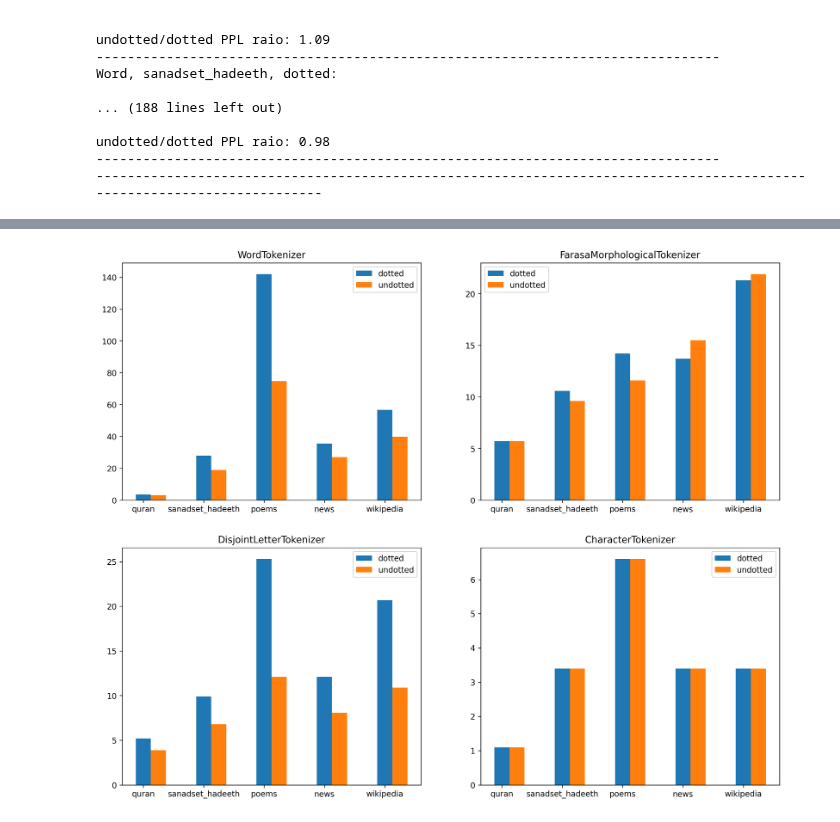
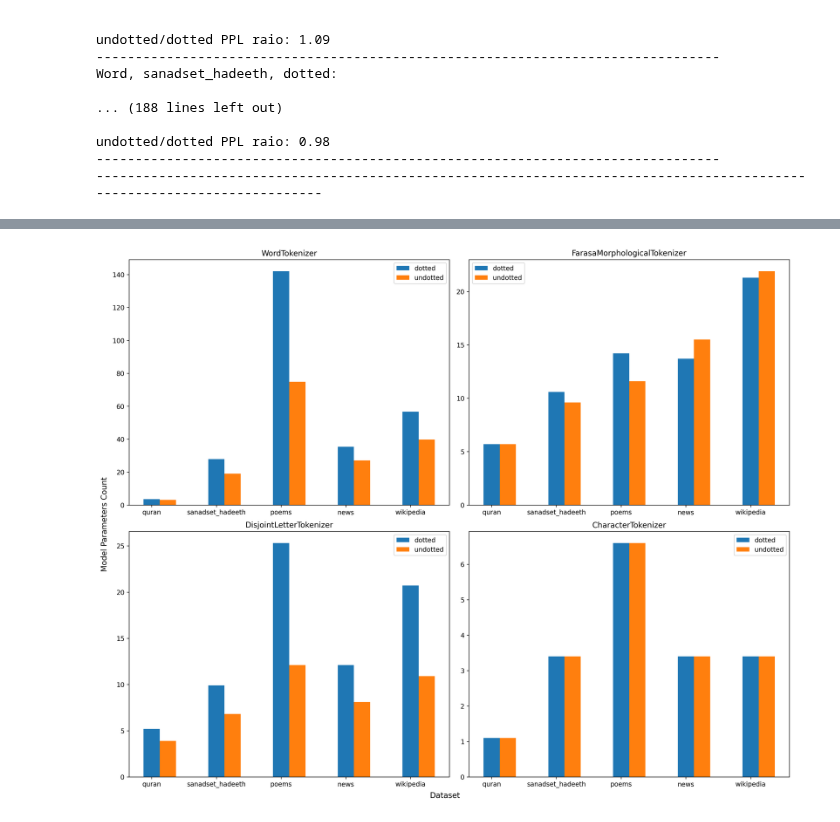
Before and after one commit to MagedSaeed/DotlessArabic, a Jupyter notebook: dotless_arabic/experiments/nlms/notebooks/nlms_results_plots.ipynb, the cells around one changed output, grey strips where cells are left out. Saved outputs shown, nothing was run; the diff lists cells and outputs as text; code cells hidden in the pictures.

Commit message:
add labels to plots

```diff
--- a/dotless_arabic/experiments/nlms/notebooks/nlms_results_plots.ipynb
+++ b/dotless_arabic/experiments/nlms/notebooks/nlms_results_plots.ipynb
@@ -180,29 +180,34 @@ CharacterTokenizer wikipedia_dataset undotted
 27683.781 seconds
 ------------------------------------------------------------------------------------------------------------------------
 # %%
-figure,axis = plt.subplots(nrows=2,ncols=2,dpi=250,figsize=(15,12))
+figure,axis = plt.subplots(nrows=2,ncols=2,dpi=250,figsize=(15,12),layout="constrained")
+# fontsize=6
+# figure.supxlabel("Dataset", fontsize=fontsize)
+figure.supxlabel("Dataset")
+# figure.supylabel("Models Parameters Count", fontsize=fontsize)
+figure.supylabel("Model Parameters Count")
 
 # metric = 'model_size'
 metric = 'params'
 
 for tokenizer_index,tokenizer_class in enumerate(sorted(results_dict.keys(), reverse=True)):
 
     dotted_sizes = list()
     undotted_sizes = list()
     for dataset_name in datasets_names:
         dotted_sizes.append(results_dict[tokenizer_class][dataset_name]['dotted'][metric])
         undotted_sizes.append(results_dict[tokenizer_class][dataset_name]['undotted'][metric])
 
     names = list(map(lambda name: name.replace('_dataset',''),datasets_names))
 
     dotted_sizes = list(map(lambda item:float(item.split(' ')[0]),dotted_sizes))
     undotted_sizes = list(map(lambda item:float(item.split(' ')[0]),undotted_sizes))
 
     # dotted_sizes = list(map(float,dotted_sizes))
     # undotted_sizes = list(map(float,undotted_sizes))
     axis[tokenizer_index//2,tokenizer_index%2].set_title(tokenizer_class)
     axis[tokenizer_index//2,tokenizer_index%2].bar(names,dotted_sizes,width=0.25, label='dotted')
     axis[tokenizer_index//2,tokenizer_index%2].bar(np.arange(len(names))+0.25,undotted_sizes,width=0.25,label='undotted')
     axis[tokenizer_index//2,tokenizer_index%2].legend()
 # %% [output]
-[figure, old version]
+[figure, new version]
```
